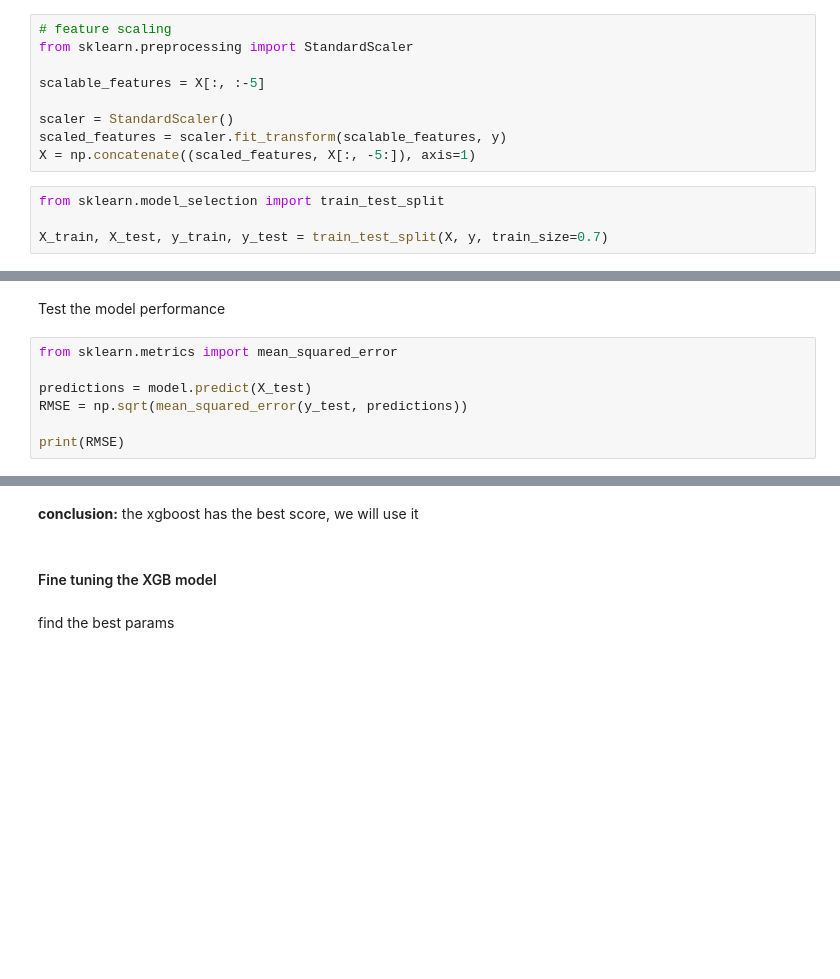
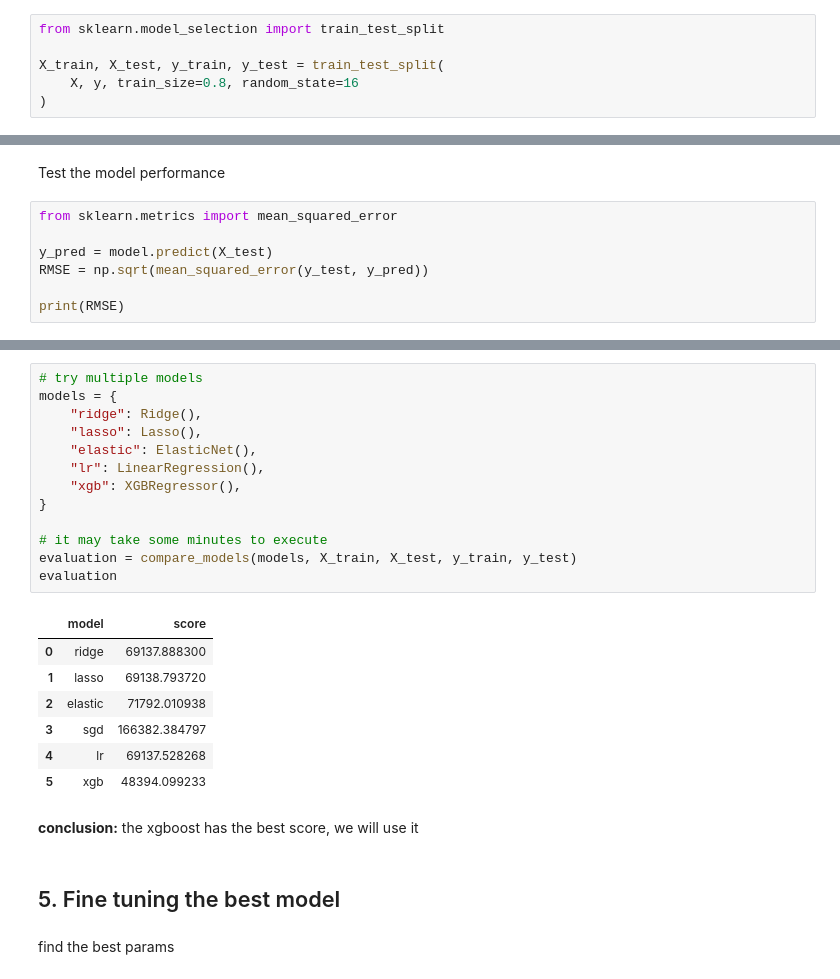
Before and after one commit to yassermessahli/Housing-Prices-Prediction-SOAI-Sesson, a Jupyter notebook: notebooks/house price prediction.ipynb, the cells around one changed output, grey strips where cells are left out. Cells and saved outputs as stored; diff of their text form; blank space fills up the shorter version.

```diff
--- a/notebooks/house price prediction.ipynb
+++ b/notebooks/house price prediction.ipynb
@@ -206,16 +208,9 @@ array([-122.23  ,   37.88  ,   41.    ,  880.    ,  129.    ,  322.    ,
-# %%
-# feature scaling
-from sklearn.preprocessing import StandardScaler
-
-scalable_features = X[:, :-5]
-
-scaler = StandardScaler()
-scaled_features = scaler.fit_transform(scalable_features, y)
-X = np.concatenate((scaled_features, X[:, -5:]), axis=1)
 # %%
 from sklearn.model_selection import train_test_split
 
-X_train, X_test, y_train, y_test = train_test_split(X, y, train_size=0.7)
+X_train, X_test, y_train, y_test = train_test_split(
+    X, y, train_size=0.8, random_state=16
+)
 # %%
 X_train.shape
 # %% [output]
@@ -262,8 +264,8 @@ Test the model performance
 # %%
 from sklearn.metrics import mean_squared_error
 
-predictions = model.predict(X_test)
-RMSE = np.sqrt(mean_squared_error(y_test, predictions))
+y_pred = model.predict(X_test)
+RMSE = np.sqrt(mean_squared_error(y_test, y_pred))
 
 print(RMSE)
 # %% [output]
@@ -320,7 +304,28 @@ evaluation
+# %%
+# try multiple models
+models = {
+    "ridge": Ridge(),
+    "lasso": Lasso(),
+    "elastic": ElasticNet(),
+    "lr": LinearRegression(),
+    "xgb": XGBRegressor(),
+}
+
+# it may take some minutes to execute
+evaluation = compare_models(models, X_train, X_test, y_train, y_test)
+evaluation
+# %% [output]
+|  | model | score |
+| 0 | ridge | 69137.888300 |
+| 1 | lasso | 69138.793720 |
+| 2 | elastic | 71792.010938 |
+| 3 | sgd | 166382.384797 |
+| 4 | lr | 69137.528268 |
+| 5 | xgb | 48394.099233 |
 # %% [markdown]
 **conclusion:** the xgboost has the best score, we will use it
 # %% [markdown]
-#### Fine tuning the XGB model
+## 5. Fine tuning the best model
 # %% [markdown]
 find the best params
 # %%
```
Also changed, not shown: parts of 35 cells of this notebook.
